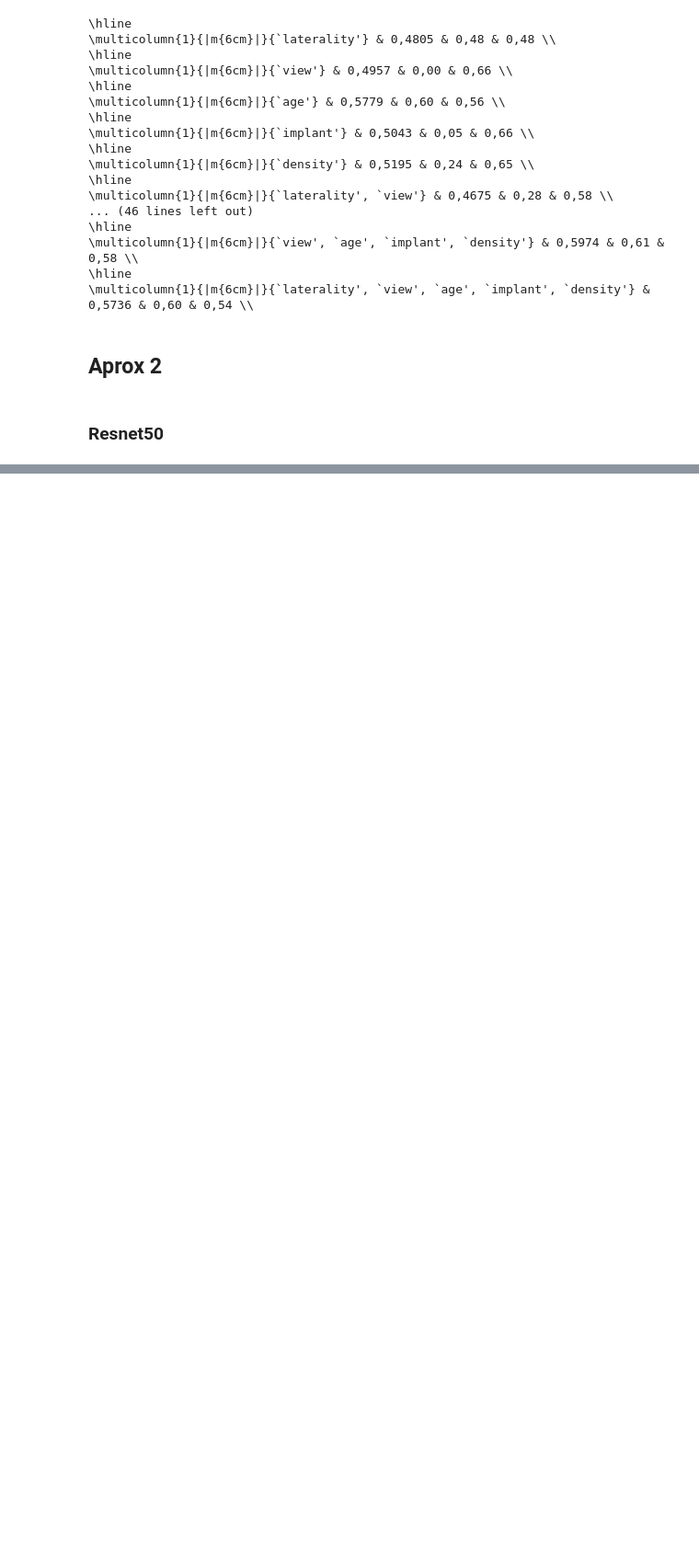
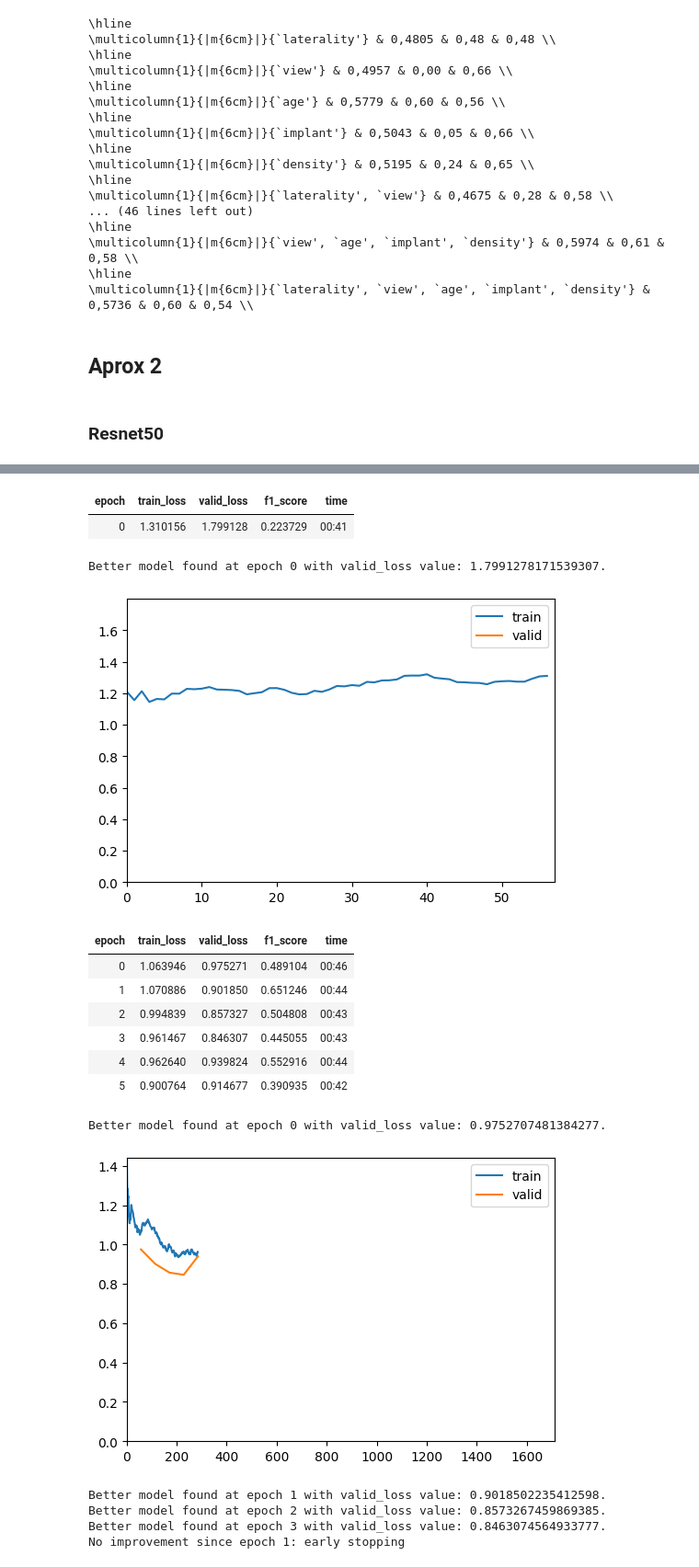
Before and after one commit to inigo99/CancerDetection, a Jupyter notebook: TFM.ipynb, the cells around one changed output, grey strips where cells are left out. Shown at 92% size. Saved outputs shown, nothing was run; the diff lists cells and outputs as text; code cells hidden in the pictures; blank space fills up the shorter version.

```diff
--- a/TFM.ipynb
+++ b/TFM.ipynb
@@ -1787,0 +1737,19 @@ No improvement since epoch 6: early stopping
+# %%
+db = DataBlock(blocks = (ImageBlock, CategoryBlock),
+                 get_items=get_image_files,
+                 splitter=RandomSplitter(valid_pct=0.2,seed=42),
+                 get_y=label_func3,
+                 item_tfms = Resize(512),
+                 batch_tfms=aug_transforms(size=512,min_scale=0.75))
+
+dls = db.dataloaders(p_under2, bs=32)
+
+callbacks = [
+    ShowGraphCallback(),
+    EarlyStoppingCallback(monitor='f1_score', comp=np.greater, patience=4),
+    SaveModelCallback(fname='modelResnet50')
+]
+
+learn = vision_learner(dls, resnet50, metrics=F1Score(), cbs=callbacks).to_fp16()
+learn.fine_tune(30, base_lr=1e-3)
+# %% [output]
@@ -1788,3 +1757,20 @@ No improvement since epoch 6: early stopping
+| epoch | train_loss | valid_loss | f1_score | time |
+| 0 | 1.310156 | 1.799128 | 0.223729 | 00:41 |
+Better model found at epoch 0 with valid_loss value: 1.7991278171539307.
+[figure, added]
+| epoch | train_loss | valid_loss | f1_score | time |
+| 0 | 1.063946 | 0.975271 | 0.489104 | 00:46 |
+| 1 | 1.070886 | 0.901850 | 0.651246 | 00:44 |
+| 2 | 0.994839 | 0.857327 | 0.504808 | 00:43 |
+| 3 | 0.961467 | 0.846307 | 0.445055 | 00:43 |
+| 4 | 0.962640 | 0.939824 | 0.552916 | 00:44 |
+| 5 | 0.900764 | 0.914677 | 0.390935 | 00:42 |
+Better model found at epoch 0 with valid_loss value: 0.9752707481384277.
+[figure, added]
+Better model found at epoch 1 with valid_loss value: 0.9018502235412598.
+Better model found at epoch 2 with valid_loss value: 0.8573267459869385.
+Better model found at epoch 3 with valid_loss value: 0.8463074564933777.
+No improvement since epoch 1: early stopping
 # %%
 learn.model
 # %% [output]
```
Also changed, not shown: parts of 14 cells of this notebook.
